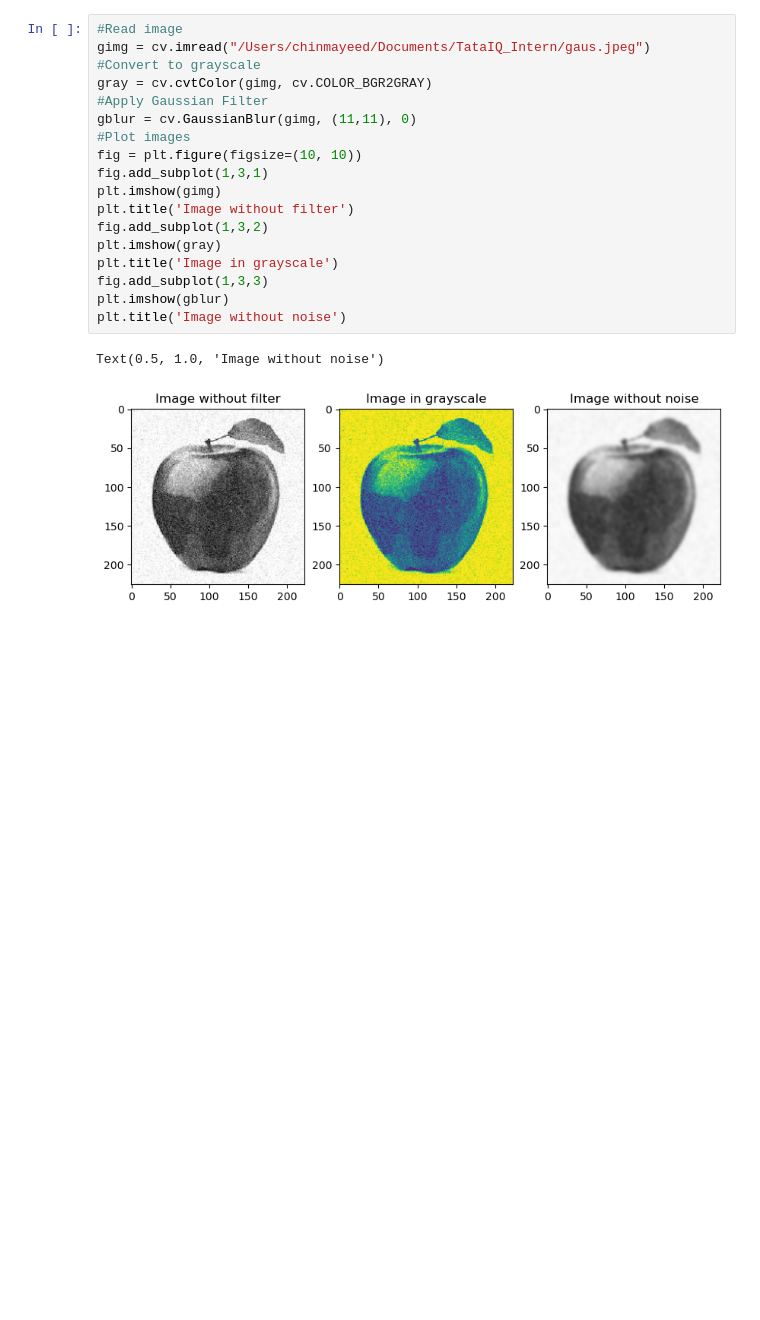
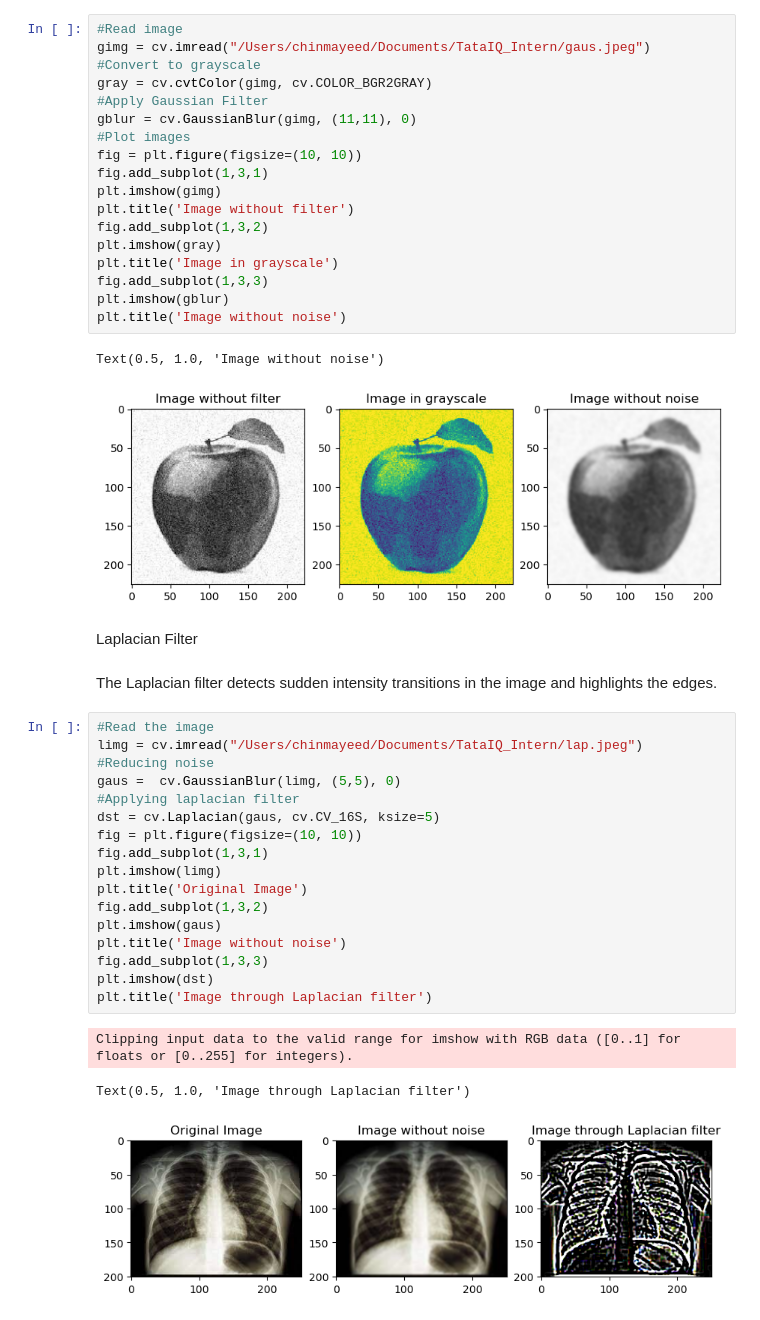
Before and after one commit to chinmayeeet/Image-Processing, a Jupyter notebook: imageFiltering.ipynb, the cells around one changed output. Cells and saved outputs as stored; diff of their text form; blank space fills up the shorter version.

Commit message:
added all code to image filtering

```diff
--- a/imageFiltering.ipynb
+++ b/imageFiltering.ipynb
@@ -49,3 +51,28 @@ plt.title('Image without noise')
 # %% [output]
 Text(0.5, 1.0, 'Image without noise')
 [figure]
+# %% [markdown]
+Laplacian Filter
+# %% [markdown]
+The Laplacian filter detects sudden intensity transitions in the image and highlights the edges.
+# %%
+#Read the image
+limg = cv.imread("/Users/chinmayeed/Documents/TataIQ_Intern/lap.jpeg")
+#Reducing noise
+gaus =  cv.GaussianBlur(limg, (5,5), 0)
+#Applying laplacian filter
+dst = cv.Laplacian(gaus, cv.CV_16S, ksize=5)
+fig = plt.figure(figsize=(10, 10))
+fig.add_subplot(1,3,1)
+plt.imshow(limg)
+plt.title('Original Image')
+fig.add_subplot(1,3,2)
+plt.imshow(gaus)
+plt.title('Image without noise')
+fig.add_subplot(1,3,3)
+plt.imshow(dst)
+plt.title('Image through Laplacian filter')
+# %% [output]
+Clipping input data to the valid range for imshow with RGB data ([0..1] for floats or [0..255] for integers).
+Text(0.5, 1.0, 'Image through Laplacian filter')
+[figure, added]
```
Also changed, not shown: parts of 7 cells of this notebook, 1 other file.
